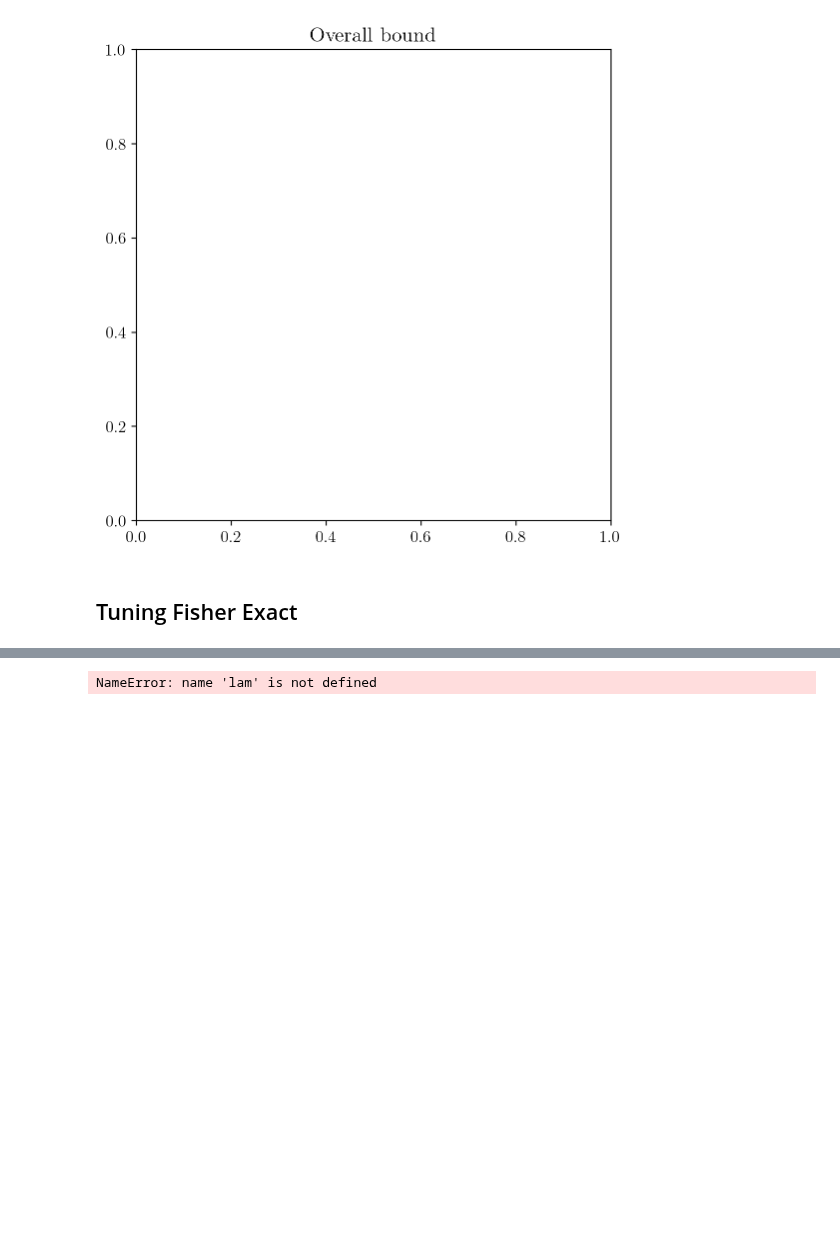
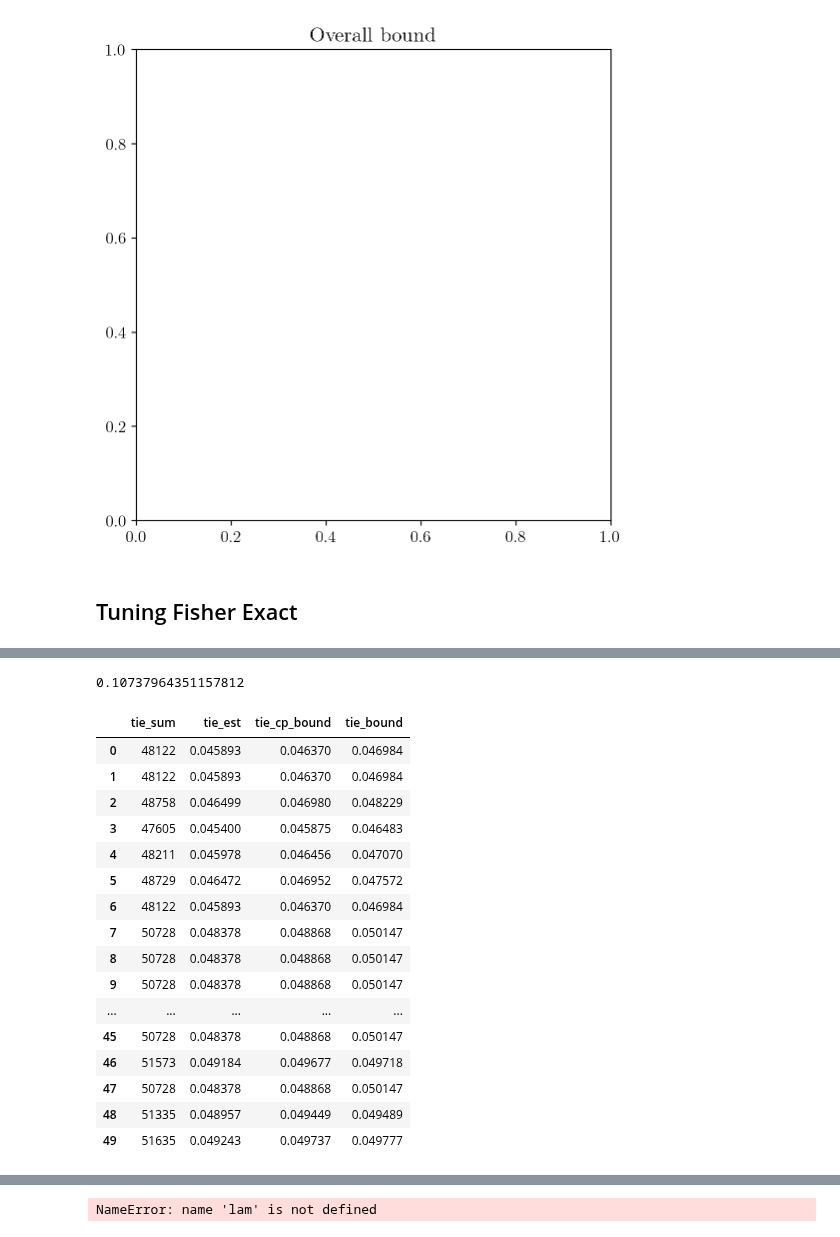
Before and after one commit to Confirm-Solutions/confirmasaurus, a Jupyter notebook: research/design/fisher.ipynb, the cells around one changed output, grey strips where cells are left out. Saved outputs shown, nothing was run; the diff lists cells and outputs as text; code cells hidden in the pictures; blank space fills up the shorter version.

```diff
--- a/research/design/fisher.ipynb
+++ b/research/design/fisher.ipynb
@@ -398,0 +394,5 @@ rej_df = ip.validate(fisher.FisherExact, g_ada, lamss, K=K, model_kwargs=dict(n=
+# %%
+lamss = df["lams"].min()
+lamss
+# %% [output]
+0.10737964351157812
@@ -399,3 +408,23 @@ rej_df = ip.validate(fisher.FisherExact, g_ada, lamss, K=K, model_kwargs=dict(n=
+# %%
+rej_df
+# %% [output]
+|  | tie_sum | tie_est | tie_cp_bound | tie_bound |
+| 0 | 48122 | 0.045893 | 0.046370 | 0.046984 |
+| 1 | 48122 | 0.045893 | 0.046370 | 0.046984 |
+| 2 | 48758 | 0.046499 | 0.046980 | 0.048229 |
+| 3 | 47605 | 0.045400 | 0.045875 | 0.046483 |
+| 4 | 48211 | 0.045978 | 0.046456 | 0.047070 |
+| 5 | 48729 | 0.046472 | 0.046952 | 0.047572 |
+| 6 | 48122 | 0.045893 | 0.046370 | 0.046984 |
+| 7 | 50728 | 0.048378 | 0.048868 | 0.050147 |
+| 8 | 50728 | 0.048378 | 0.048868 | 0.050147 |
+| 9 | 50728 | 0.048378 | 0.048868 | 0.050147 |
+| ... | ... | ... | ... | ... |
+| 45 | 50728 | 0.048378 | 0.048868 | 0.050147 |
+| 46 | 51573 | 0.049184 | 0.049677 | 0.049718 |
+| 47 | 50728 | 0.048378 | 0.048868 | 0.050147 |
+| 48 | 51335 | 0.048957 | 0.049449 | 0.049489 |
+| 49 | 51635 | 0.049243 | 0.049737 | 0.049777 |
 # %%
 plt.figure(figsize=(10, 5), constrained_layout=True)
 plt.subplot(1, 2, 1)
```
Also changed, not shown: parts of 9 cells of this notebook, 5 other files.
